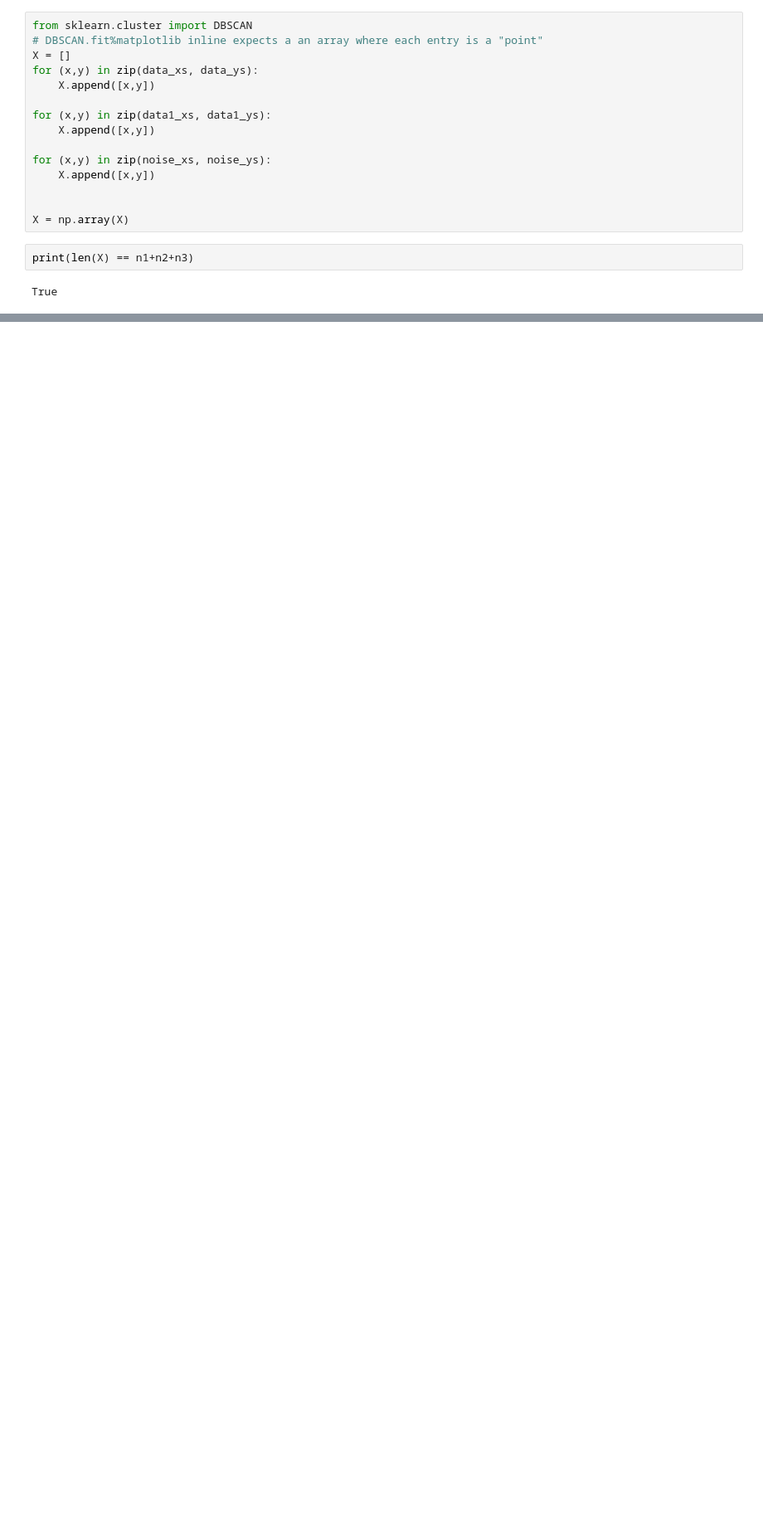
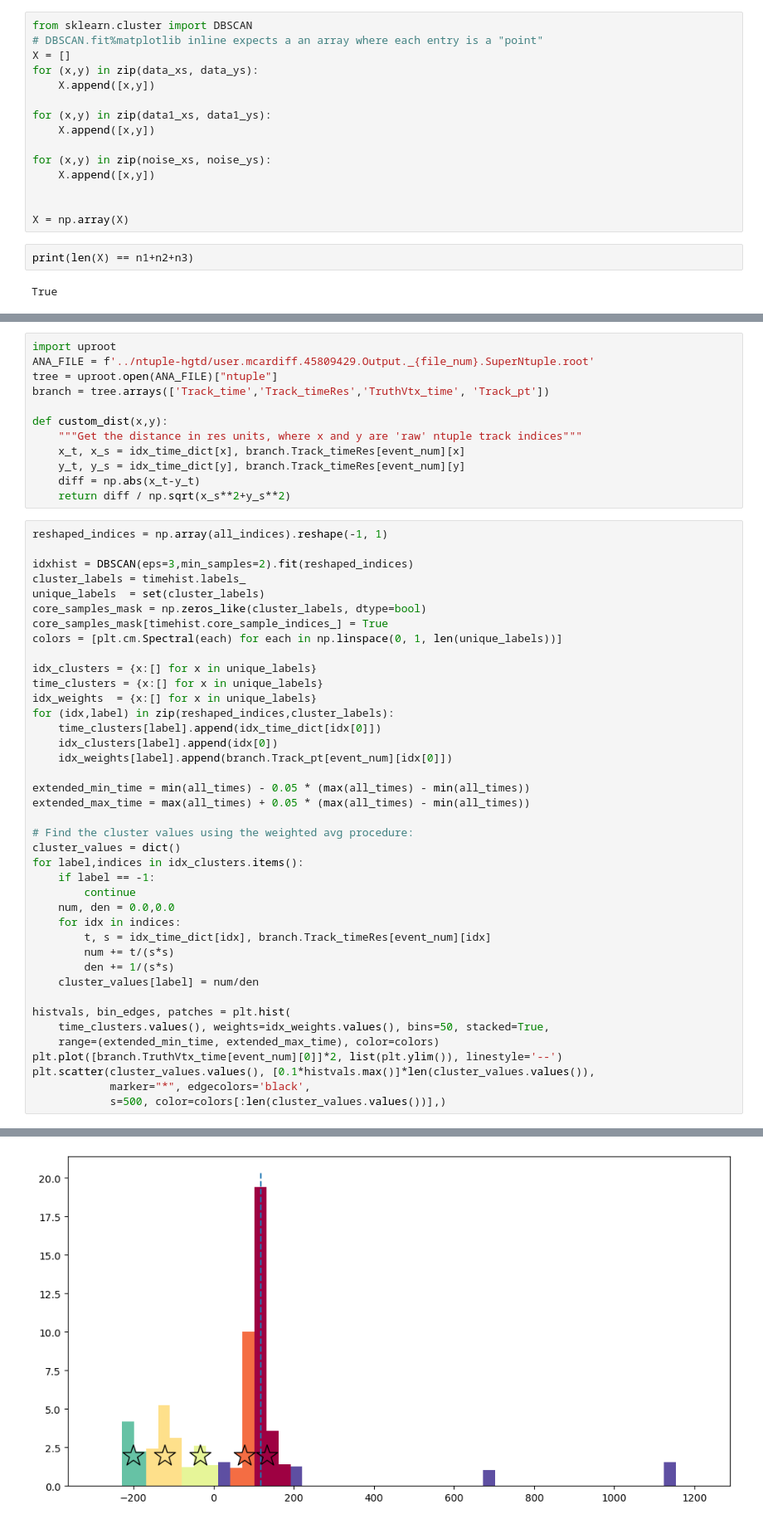
Before and after one commit to mcardoff/vertex_timing, a Jupyter notebook: DBSCAN.ipynb, the cells around one changed output, grey strips where cells are left out. Shown at 83% size. Saved outputs shown, nothing was run; the diff lists cells and outputs as text; blank space fills up the shorter version.

```diff
--- a/DBSCAN.ipynb
+++ b/DBSCAN.ipynb
@@ -136,0 +186,53 @@ plt.hist(clusters.values(), bins=50, stacked=True);
+# %%
+import uproot
+ANA_FILE = f'../ntuple-hgtd/user.mcardiff.45809429.Output._{file_num}.SuperNtuple.root'
+tree = uproot.open(ANA_FILE)["ntuple"]
+branch = tree.arrays(['Track_time','Track_timeRes','TruthVtx_time', 'Track_pt'])
+
+def custom_dist(x,y):
+    """Get the distance in res units, where x and y are 'raw' ntuple track indices"""
+    x_t, x_s = idx_time_dict[x], branch.Track_timeRes[event_num][x]
+    y_t, y_s = idx_time_dict[y], branch.Track_timeRes[event_num][y]
+    diff = np.abs(x_t-y_t)
+    return diff / np.sqrt(x_s**2+y_s**2)
+# %%
+reshaped_indices = np.array(all_indices).reshape(-1, 1)
+
+idxhist = DBSCAN(eps=3,min_samples=2).fit(reshaped_indices)
+cluster_labels = timehist.labels_
+unique_labels  = set(cluster_labels)
+core_samples_mask = np.zeros_like(cluster_labels, dtype=bool)
+core_samples_mask[timehist.core_sample_indices_] = True
+colors = [plt.cm.Spectral(each) for each in np.linspace(0, 1, len(unique_labels))]
+
+idx_clusters = {x:[] for x in unique_labels}
+time_clusters = {x:[] for x in unique_labels}
+idx_weights  = {x:[] for x in unique_labels}
+for (idx,label) in zip(reshaped_indices,cluster_labels):
+    time_clusters[label].append(idx_time_dict[idx[0]])
+    idx_clusters[label].append(idx[0])
+    idx_weights[label].append(branch.Track_pt[event_num][idx[0]])
+
+extended_min_time = min(all_times) - 0.05 * (max(all_times) - min(all_times))
+extended_max_time = max(all_times) + 0.05 * (max(all_times) - min(all_times))
+
+# Find the cluster values using the weighted avg procedure:
+cluster_values = dict()
+for label,indices in idx_clusters.items():
+    if label == -1:
+        continue
+    num, den = 0.0,0.0
+    for idx in indices:
+        t, s = idx_time_dict[idx], branch.Track_timeRes[event_num][idx]
+        num += t/(s*s)
+        den += 1/(s*s)
+    cluster_values[label] = num/den
+
+histvals, bin_edges, patches = plt.hist(
+    time_clusters.values(), weights=idx_weights.values(), bins=50, stacked=True,
+    range=(extended_min_time, extended_max_time), color=colors)
+plt.plot([branch.TruthVtx_time[event_num][0]]*2, list(plt.ylim()), linestyle='--')
+plt.scatter(cluster_values.values(), [0.1*histvals.max()]*len(cluster_values.values()),
+            marker="*", edgecolors='black',
+            s=500, color=colors[:len(cluster_values.values())],)
+# %% [output]
@@ -136,0 +240 @@ plt.hist(clusters.values(), bins=50, stacked=True);
+[figure, added]
```
Also changed, not shown: parts of 8 cells of this notebook, 11 other files.
